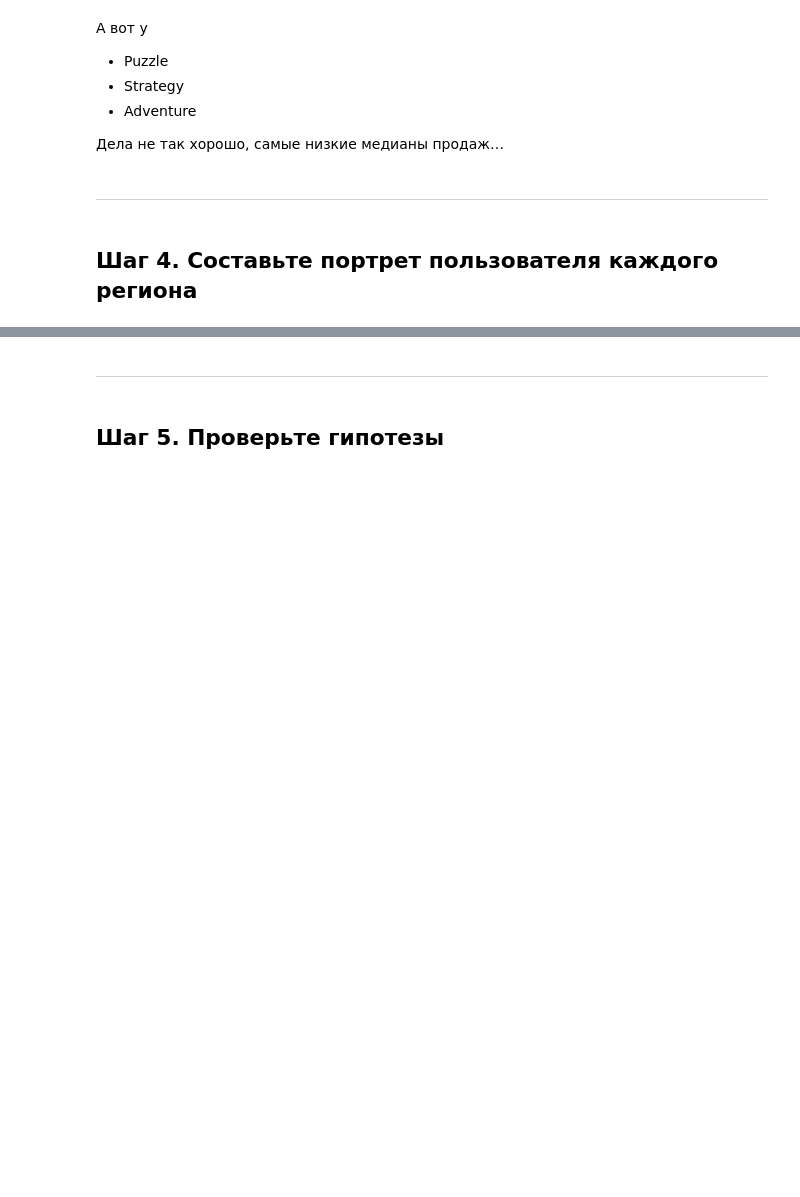
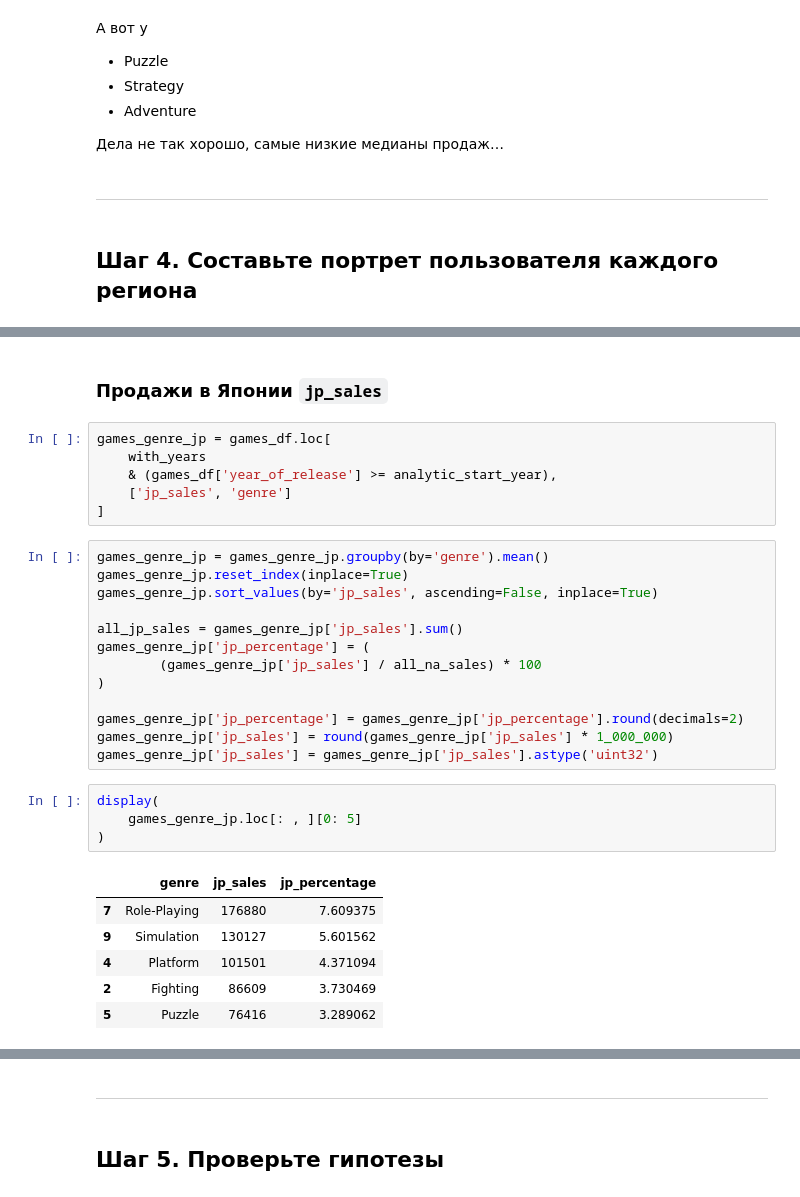
Before and after one commit to zabelin-ds/practicum, a Jupyter notebook: 05_project/gather_00.ipynb, the cells around one changed output, grey strips where cells are left out. Cells and saved outputs as stored; diff of their text form; blank space fills up the shorter version.

```diff
--- a/05_project/gather_00.ipynb
+++ b/05_project/gather_00.ipynb
@@ -1134,0 +1235,32 @@ sns.heatmap(
+# %% [markdown]
+### Продажи в Японии `jp_sales`
+# %%
+games_genre_jp = games_df.loc[
+    with_years
+    & (games_df['year_of_release'] >= analytic_start_year),
+    ['jp_sales', 'genre']
+]
+# %%
+games_genre_jp = games_genre_jp.groupby(by='genre').mean()
+games_genre_jp.reset_index(inplace=True)
+games_genre_jp.sort_values(by='jp_sales', ascending=False, inplace=True)
+
+all_jp_sales = games_genre_jp['jp_sales'].sum()
+games_genre_jp['jp_percentage'] = (
+        (games_genre_jp['jp_sales'] / all_na_sales) * 100
+)
+
+games_genre_jp['jp_percentage'] = games_genre_jp['jp_percentage'].round(decimals=2)
+games_genre_jp['jp_sales'] = round(games_genre_jp['jp_sales'] * 1_000_000)
+games_genre_jp['jp_sales'] = games_genre_jp['jp_sales'].astype('uint32')
+# %%
+display(
+    games_genre_jp.loc[: , ][0: 5]
+)
+# %% [output]
+|  | genre | jp_sales | jp_percentage |
+| 7 | Role-Playing | 176880 | 7.609375 |
+| 9 | Simulation | 130127 | 5.601562 |
+| 4 | Platform | 101501 | 4.371094 |
+| 2 | Fighting | 86609 | 3.730469 |
+| 5 | Puzzle | 76416 | 3.289062 |
```
Also changed, not shown: parts of 25 cells of this notebook.
